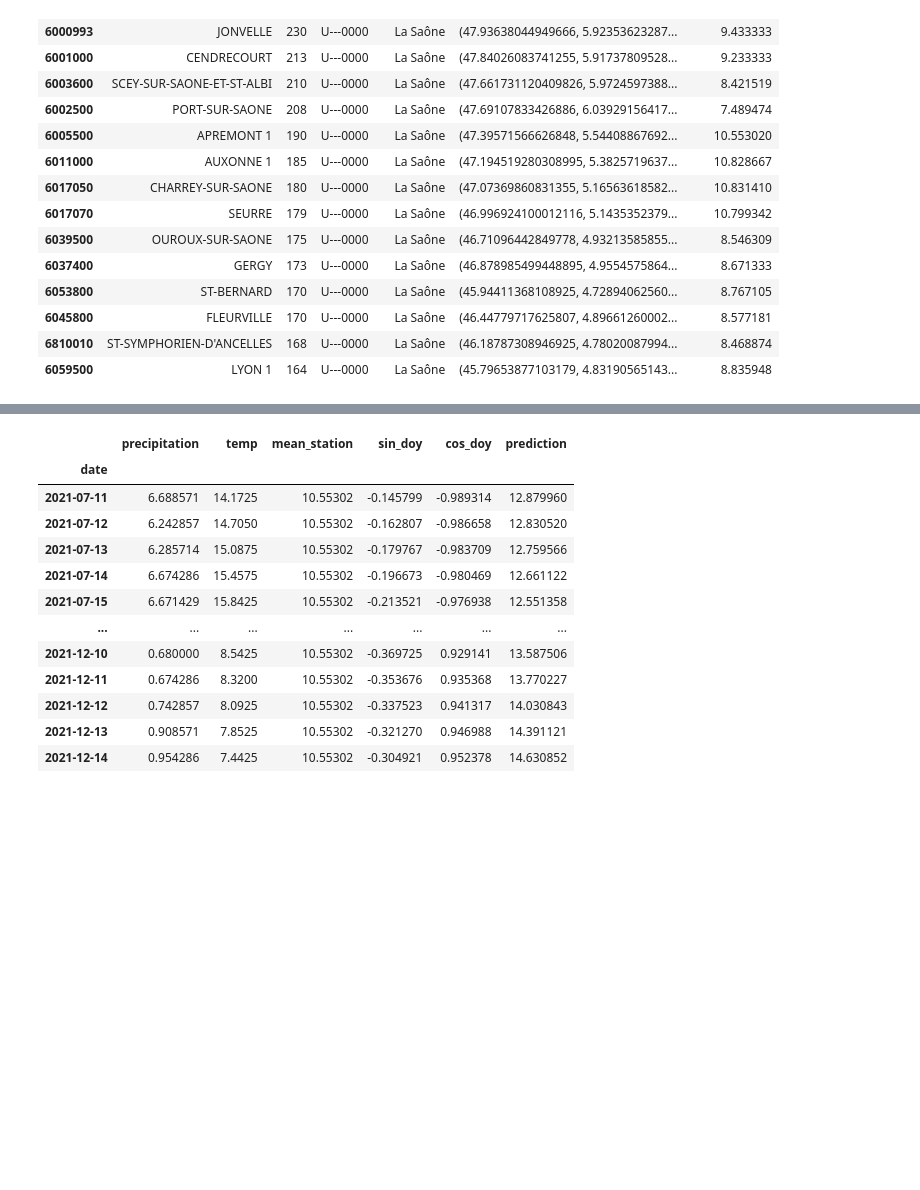
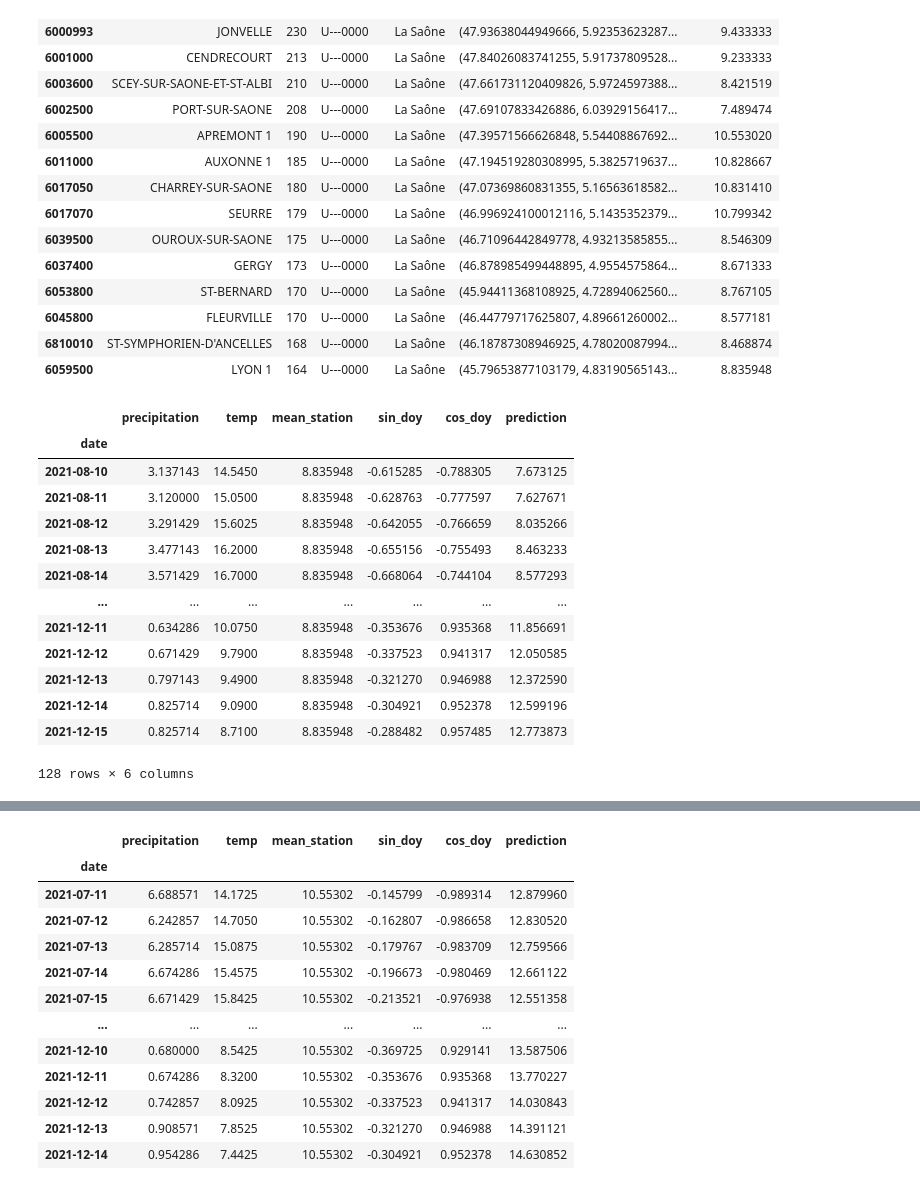
Before and after one commit to c-villalobos/water_pollution, a Jupyter notebook: notebooks/sebvey/ann_api_draft.ipynb, the cells around one changed output, grey strips where cells are left out. Saved outputs shown, nothing was run; the diff lists cells and outputs as text; code cells hidden in the pictures; blank space fills up the shorter version.

```diff
--- a/notebooks/sebvey/ann_api_draft.ipynb
+++ b/notebooks/sebvey/ann_api_draft.ipynb
@@ -46,0 +45,20 @@ preddf = util.get_station_weather_prediction_df(6059500)
+# %%
+station_id = 6059500
+predicteddf = util.get_station_weather_prediction_df(station_id)
+# %%
+predicteddf
+# %% [output]
+|  | precipitation | temp | mean_station | sin_doy | cos_doy | prediction |
+| date |  |  |  |  |  |  |
+| 2021-08-10 | 3.137143 | 14.5450 | 8.835948 | -0.615285 | -0.788305 | 7.673125 |
+| 2021-08-11 | 3.120000 | 15.0500 | 8.835948 | -0.628763 | -0.777597 | 7.627671 |
+| 2021-08-12 | 3.291429 | 15.6025 | 8.835948 | -0.642055 | -0.766659 | 8.035266 |
+| 2021-08-13 | 3.477143 | 16.2000 | 8.835948 | -0.655156 | -0.755493 | 8.463233 |
+| 2021-08-14 | 3.571429 | 16.7000 | 8.835948 | -0.668064 | -0.744104 | 8.577293 |
+| ... | ... | ... | ... | ... | ... | ... |
+| 2021-12-11 | 0.634286 | 10.0750 | 8.835948 | -0.353676 | 0.935368 | 11.856691 |
+| 2021-12-12 | 0.671429 | 9.7900 | 8.835948 | -0.337523 | 0.941317 | 12.050585 |
+| 2021-12-13 | 0.797143 | 9.4900 | 8.835948 | -0.321270 | 0.946988 | 12.372590 |
+| 2021-12-14 | 0.825714 | 9.0900 | 8.835948 | -0.304921 | 0.952378 | 12.599196 |
+| 2021-12-15 | 0.825714 | 8.7100 | 8.835948 | -0.288482 | 0.957485 | 12.773873 |
+128 rows × 6 columns
```
Also changed, not shown: parts of 5 cells of this notebook, 21 other files.
